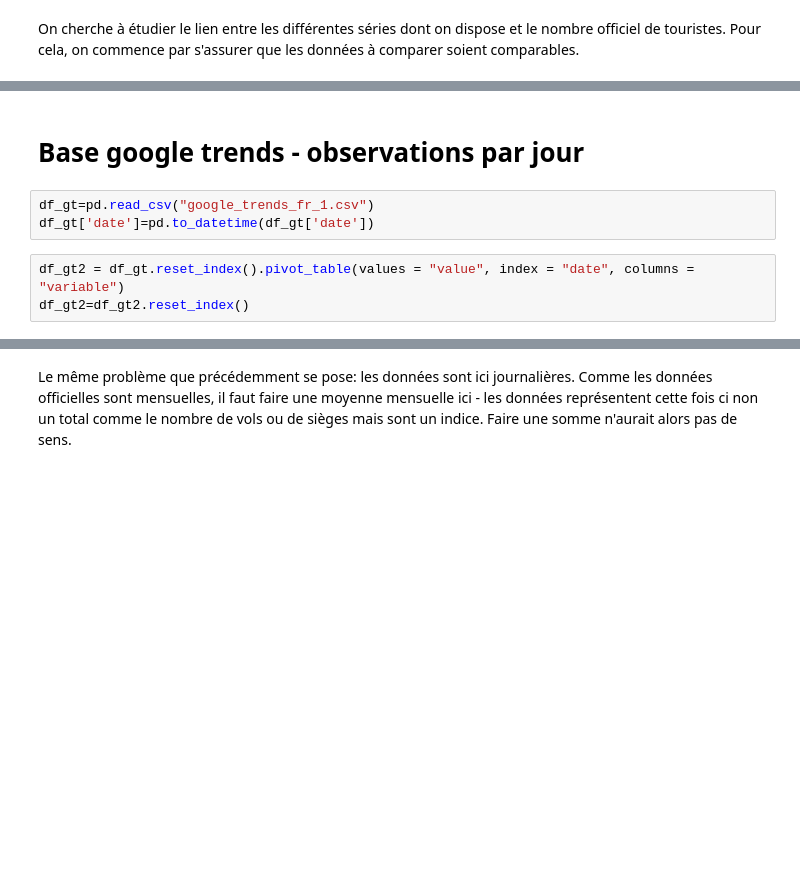
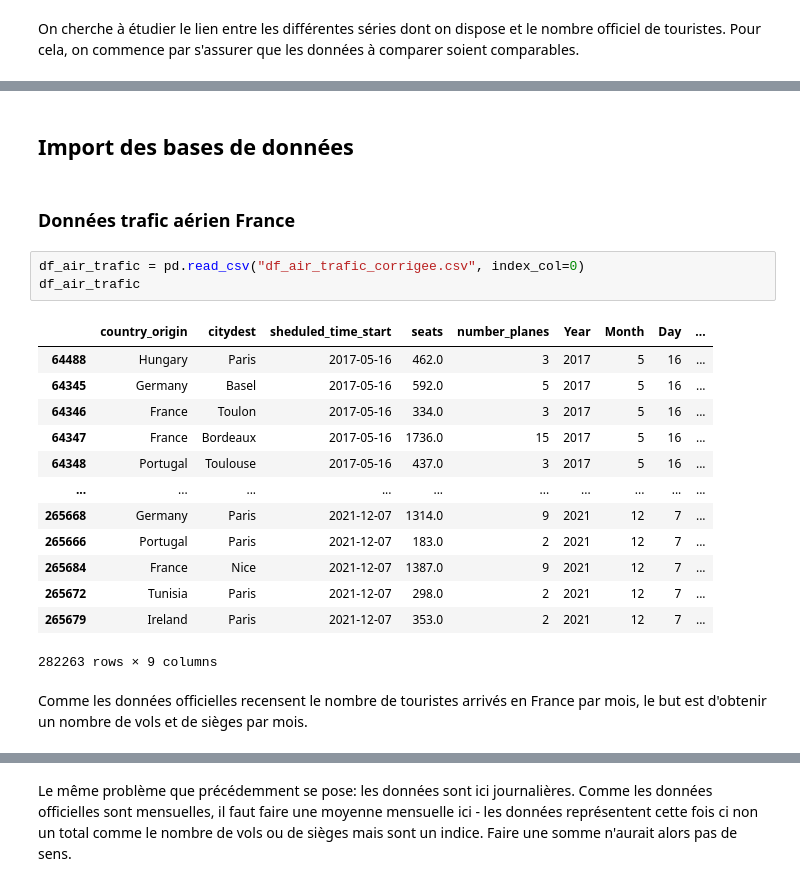
Before and after one commit to julienowack/stat_app, a Jupyter notebook: Regressions_bdd.ipynb, the cells around one changed output, grey strips where cells are left out. Saved outputs shown, nothing was run; the diff lists cells and outputs as text; blank space fills up the shorter version.

```diff
--- a/Regressions_bdd.ipynb
+++ b/Regressions_bdd.ipynb
@@ -226,8 +9,23 @@ df_reviews_france2
-# %% [markdown]
-# Base google trends - observations par jour
-# %%
-df_gt=pd.read_csv("google_trends_fr_1.csv")
-df_gt['date']=pd.to_datetime(df_gt['date'])
-# %%
-df_gt2 = df_gt.reset_index().pivot_table(values = "value", index = "date", columns = "variable")
-df_gt2=df_gt2.reset_index()
+# %% [markdown]
+## Import des bases de données
+# %% [markdown]
+### Données trafic aérien France
+# %%
+df_air_trafic = pd.read_csv("df_air_trafic_corrigee.csv", index_col=0)
+df_air_trafic
+# %% [output]
+|  | country_origin | citydest | sheduled_time_start | seats | number_planes | Year | Month | Day | ... |
+| 64488 | Hungary | Paris | 2017-05-16 | 462.0 | 3 | 2017 | 5 | 16 | ... |
+| 64345 | Germany | Basel | 2017-05-16 | 592.0 | 5 | 2017 | 5 | 16 | ... |
+| 64346 | France | Toulon | 2017-05-16 | 334.0 | 3 | 2017 | 5 | 16 | ... |
+| 64347 | France | Bordeaux | 2017-05-16 | 1736.0 | 15 | 2017 | 5 | 16 | ... |
+| 64348 | Portugal | Toulouse | 2017-05-16 | 437.0 | 3 | 2017 | 5 | 16 | ... |
+| ... | ... | ... | ... | ... | ... | ... | ... | ... | ... |
+| 265668 | Germany | Paris | 2021-12-07 | 1314.0 | 9 | 2021 | 12 | 7 | ... |
+| 265666 | Portugal | Paris | 2021-12-07 | 183.0 | 2 | 2021 | 12 | 7 | ... |
+| 265684 | France | Nice | 2021-12-07 | 1387.0 | 9 | 2021 | 12 | 7 | ... |
+| 265672 | Tunisia | Paris | 2021-12-07 | 298.0 | 2 | 2021 | 12 | 7 | ... |
+| 265679 | Ireland | Paris | 2021-12-07 | 353.0 | 2 | 2021 | 12 | 7 | ... |
+282263 rows × 9 columns
+# %% [markdown]
+Comme les données officielles recensent le nombre de touristes arrivés en France par mois, le but est d'obtenir un nombre de vols et de sièges par mois.
```
Also changed, not shown: parts of 57 cells of this notebook.
